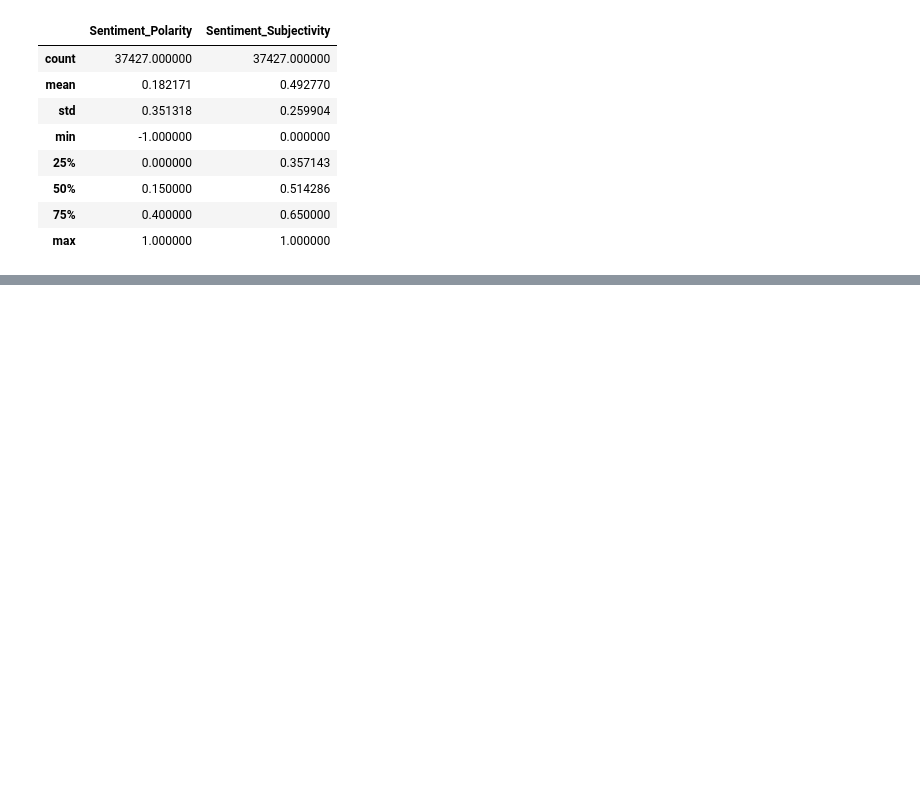
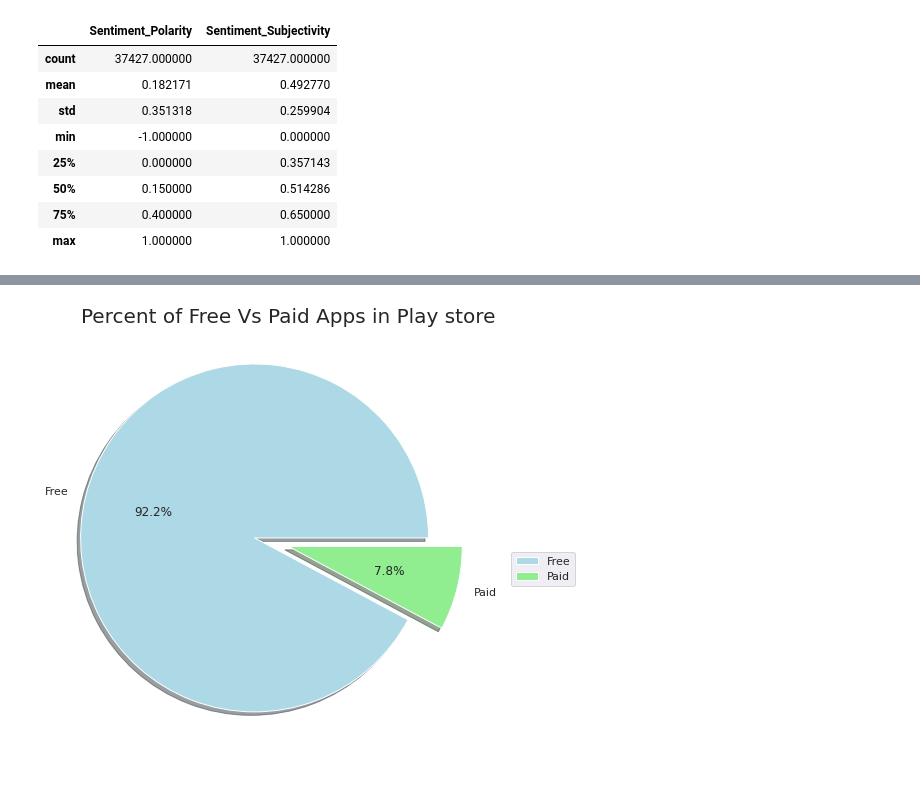
Before and after one commit to Abhishek-Shubham001/Play-Store-App-Review-Analysis, a Jupyter notebook: Play_Store_App_Review_Analysis_Capstone_Project.ipynb, the cells around one changed output, grey strips where cells are left out. Saved outputs shown, nothing was run; the diff lists cells and outputs as text; code cells hidden in the pictures; blank space fills up the shorter version.

```diff
--- a/Play_Store_App_Review_Analysis_Capstone_Project.ipynb
+++ b/Play_Store_App_Review_Analysis_Capstone_Project.ipynb
@@ -904,0 +943,12 @@ ur_df.describe()
+# %%
+plt.figure(figsize=(10,8))
+labels = ps_df['Type'].value_counts(sort = True).index
+sizes = ps_df['Type'].value_counts(sort = True)
+colors = ["lightblue","lightgreen"]
+explode = (0.2,0)
+plt.pie(sizes, explode= explode, labels=labels, colors=colors, autopct='%1.1f%%', shadow=True, startangle=0)
+plt.title('Percent of Free Vs Paid Apps in Play store',size = 20)
+plt.legend(labels= labels, bbox_to_anchor=(1,0.5))
+plt.show()
+# %% [output]
+[figure, added]
```
Also changed, not shown: parts of 26 cells of this notebook.
